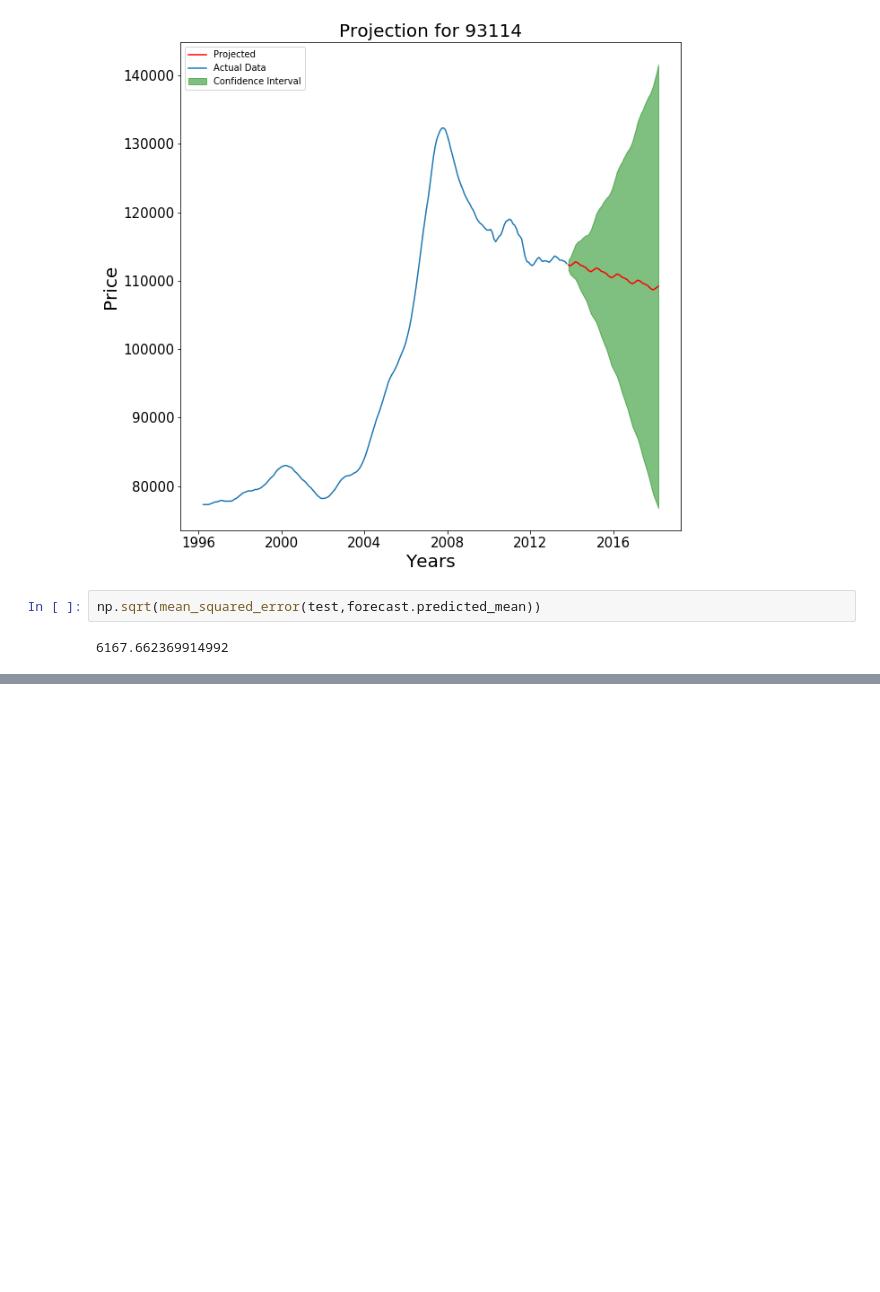
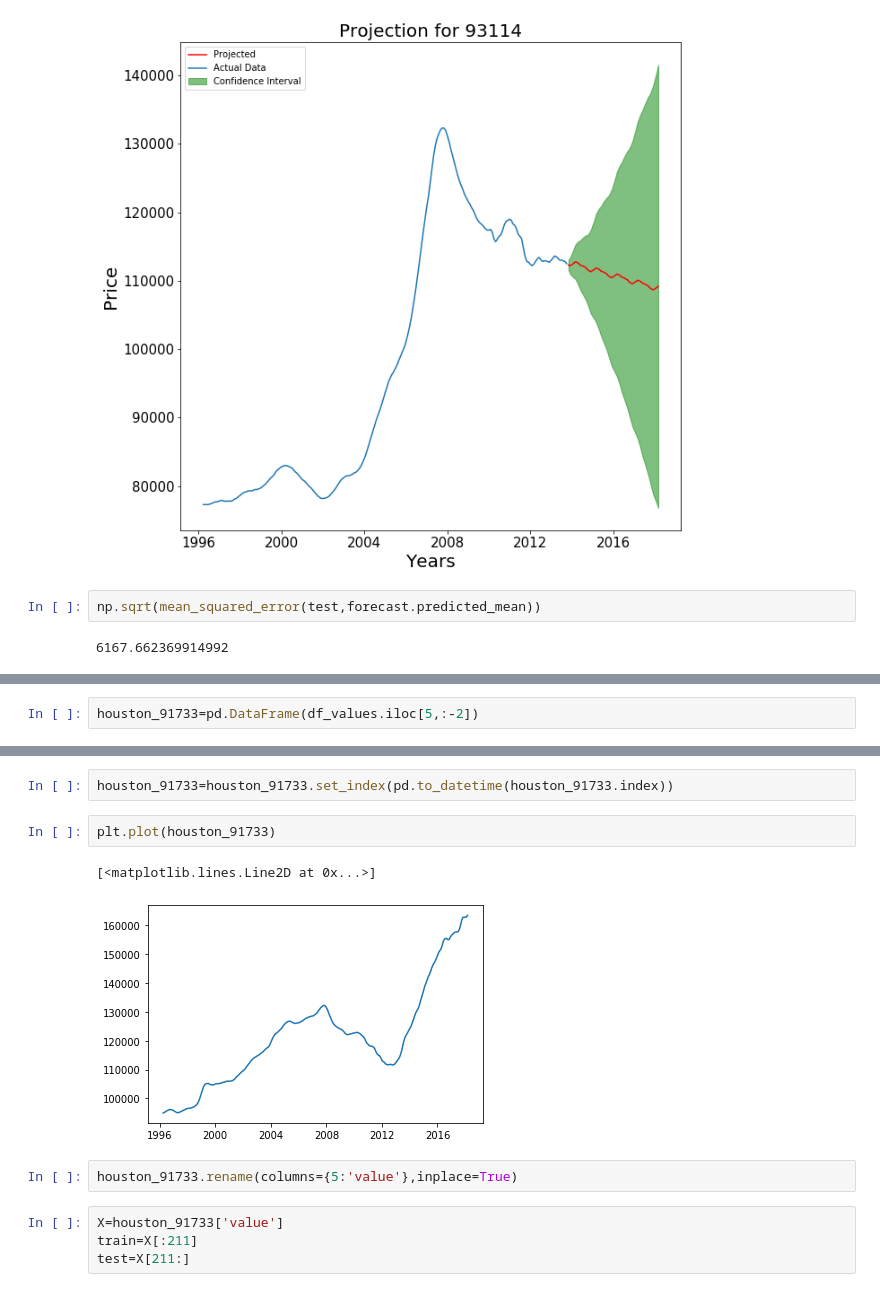
Before and after one commit to LeDorean/zillow_project_review, a Jupyter notebook: notebooks/Untitled.ipynb, the cells around one changed output, grey strips where cells are left out. Drawn from its saved outputs; the diff is of its cells as text; blank space fills up the shorter version.

```diff
--- a/notebooks/Untitled.ipynb
+++ b/notebooks/Untitled.ipynb
@@ -198,0 +201,2 @@ np.sqrt(mean_squared_error(test,forecast.predicted_mean))
+# %%
+houston_91733=pd.DataFrame(df_values.iloc[5,:-2])
@@ -198,0 +219,13 @@ np.sqrt(mean_squared_error(test,forecast.predicted_mean))
+# %%
+houston_91733=houston_91733.set_index(pd.to_datetime(houston_91733.index))
+# %%
+plt.plot(houston_91733)
+# %% [output]
+[<matplotlib.lines.Line2D at 0x...>]
+[figure, added]
+# %%
+houston_91733.rename(columns={5:'value'},inplace=True)
+# %%
+X=houston_91733['value']
+train=X[:211]
+test=X[211:]
```
Also changed, not shown: parts of 3 cells of this notebook.
